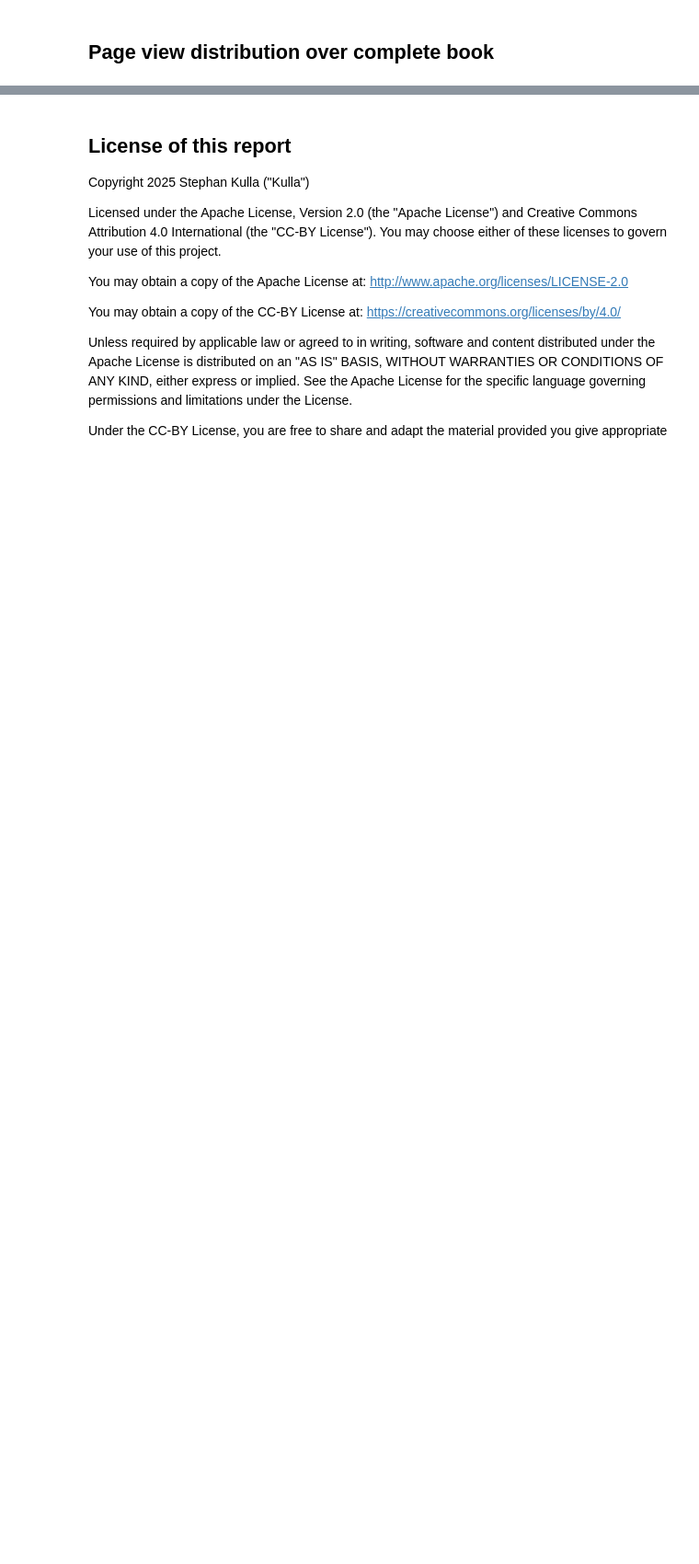
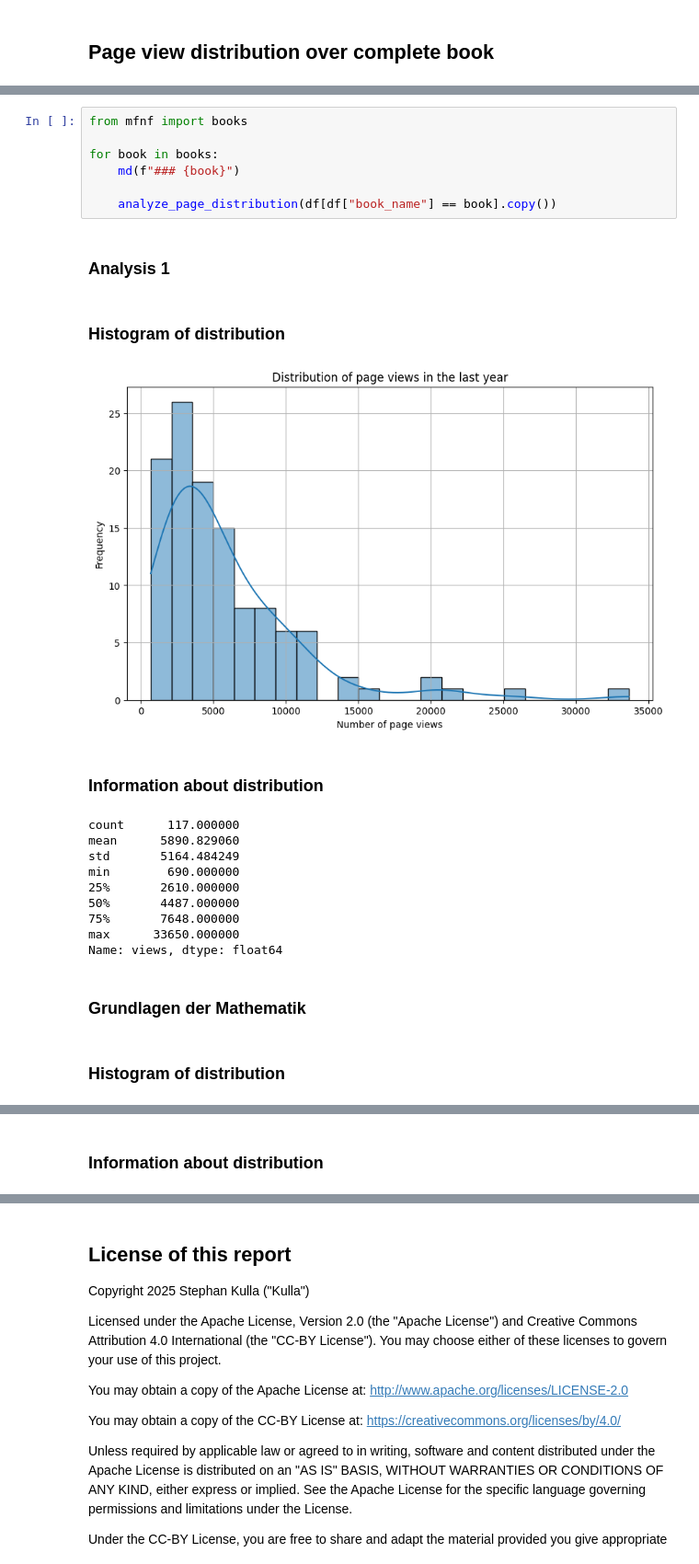
Before and after one commit to kulla/analytics-mfnf, a Jupyter notebook: notebooks/statistics/page-view-distribution.ipynb, the cells around one changed output, grey strips where cells are left out. Shown at 92% size. Drawn from its saved outputs; the diff is of its cells as text; blank space fills up the shorter version.

Commit message:
feat: Add pageview distribution per book

```diff
--- a/notebooks/statistics/page-view-distribution.ipynb
+++ b/notebooks/statistics/page-view-distribution.ipynb
@@ -68,0 +73,23 @@ Name: views, dtype: float64
+# %%
+from mfnf import books
+
+for book in books:
+    md(f"### {book}")
+
+    analyze_page_distribution(df[df["book_name"] == book].copy())
+# %% [output]
+### Analysis 1
+### Histogram of distribution
+[figure, added]
+### Information about distribution
+count      117.000000
+mean      5890.829060
+std       5164.484249
+min        690.000000
+25%       2610.000000
+50%       4487.000000
+75%       7648.000000
+max      33650.000000
+Name: views, dtype: float64
+### Grundlagen der Mathematik
+### Histogram of distribution
@@ -68,0 +97 @@ Name: views, dtype: float64
+### Information about distribution
```
Also changed, not shown: parts of 4 cells of this notebook.
